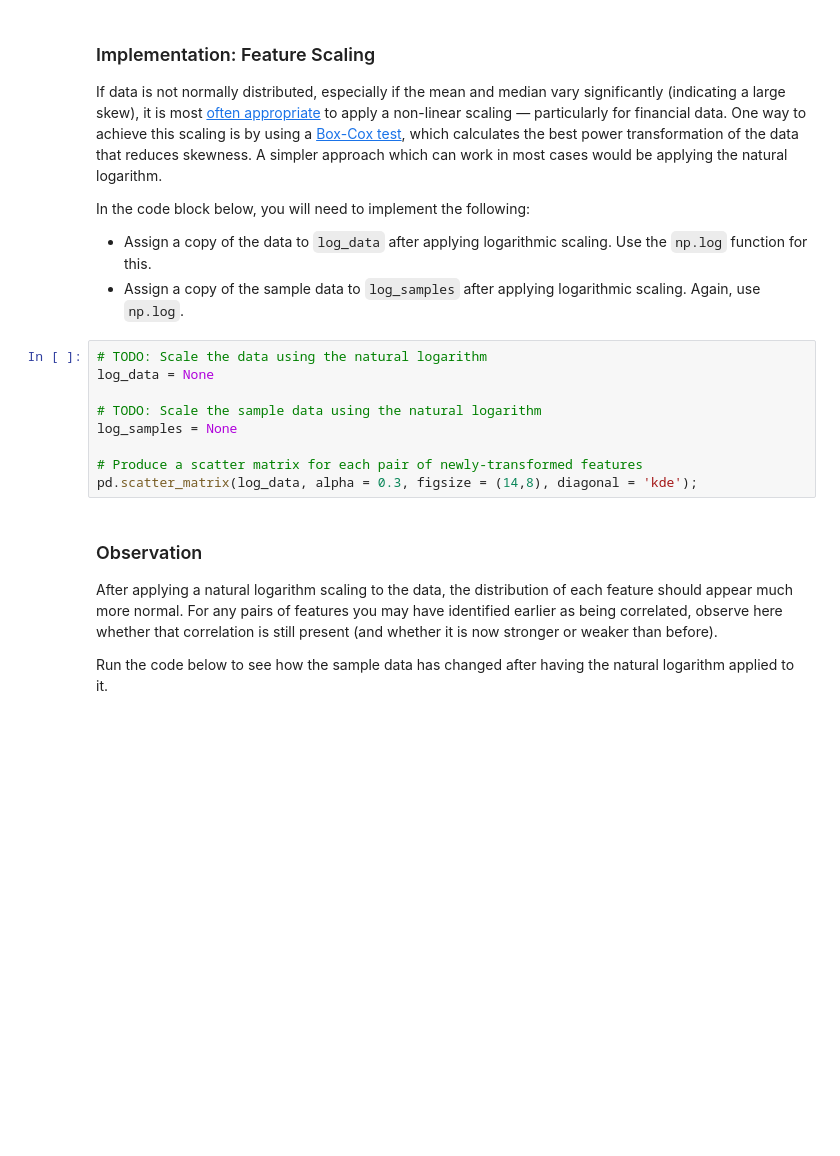
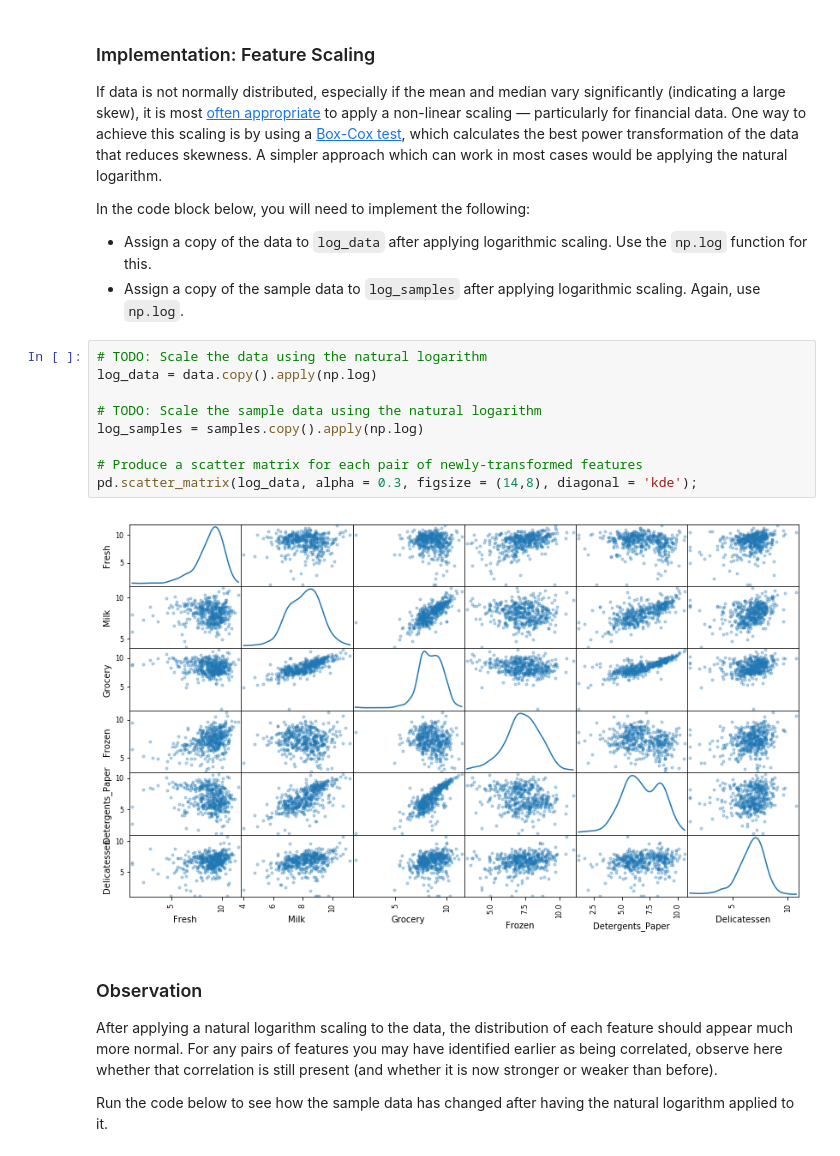
Before and after one commit to clockworksoul/mlnd, a Jupyter notebook: 3_customer_segments/customer_segments.ipynb, the cells around one changed output. Cells and saved outputs as stored; diff of their text form; blank space fills up the shorter version.

```diff
--- a/3_customer_segments/customer_segments.ipynb
+++ b/3_customer_segments/customer_segments.ipynb
@@ -131,13 +223,15 @@ In the code block below, you will need to implement the following:
  - Assign a copy of the sample data to `log_samples` after applying logarithmic scaling. Again, use `np.log`.
 # %%
 # TODO: Scale the data using the natural logarithm
-log_data = None
+log_data = data.copy().apply(np.log)
 
 # TODO: Scale the sample data using the natural logarithm
-log_samples = None
+log_samples = samples.copy().apply(np.log)
 
 # Produce a scatter matrix for each pair of newly-transformed features
 pd.scatter_matrix(log_data, alpha = 0.3, figsize = (14,8), diagonal = 'kde');
+# %% [output]
+[figure, added]
 # %% [markdown]
 ### Observation
 After applying a natural logarithm scaling to the data, the distribution of each feature should appear much more normal. For any pairs of features you may have identified earlier as being correlated, observe here whether that correlation is still present (and whether it is now stronger or weaker than before).
```
Also changed, not shown: parts of 24 cells of this notebook.
